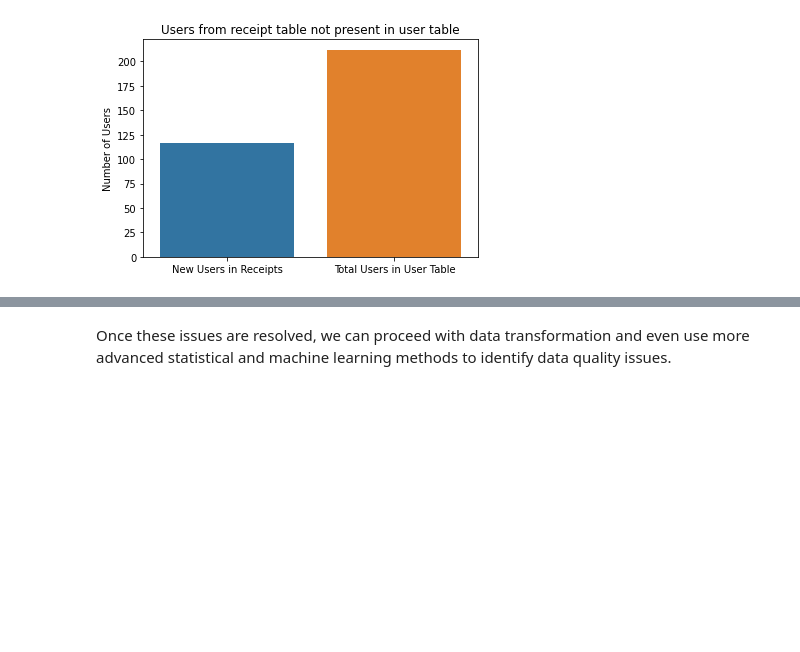
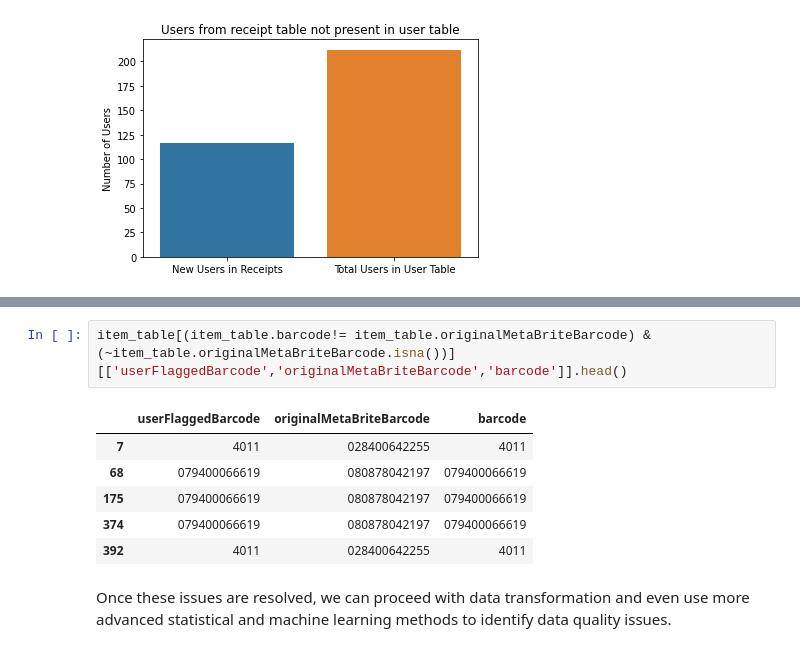
Before and after one commit to khatrigaurav/Fetch_Assessment, a Jupyter notebook: 3. Data Quality Report.ipynb, the cells around one changed output, grey strips where cells are left out. Cells and saved outputs as stored; diff of their text form; blank space fills up the shorter version.

```diff
--- a/3. Data Quality Report.ipynb
+++ b/3. Data Quality Report.ipynb
@@ -233,2 +254,11 @@ User Table has **117** missing users from receipt data, which accounts for nearl
+# %%
+item_table[(item_table.barcode!= item_table.originalMetaBriteBarcode) & (~item_table.originalMetaBriteBarcode.isna())][['userFlaggedBarcode','originalMetaBriteBarcode','barcode']].head()
+# %% [output]
+|  | userFlaggedBarcode | originalMetaBriteBarcode | barcode |
+| 7 | 4011 | 028400642255 | 4011 |
+| 68 | 079400066619 | 080878042197 | 079400066619 |
+| 175 | 079400066619 | 080878042197 | 079400066619 |
+| 374 | 079400066619 | 080878042197 | 079400066619 |
+| 392 | 4011 | 028400642255 | 4011 |
 # %% [markdown]
 Once these issues are resolved, we can proceed with data transformation and even use more advanced statistical and machine learning methods to identify data quality issues.
```
Also changed, not shown: parts of 28 cells of this notebook, 5 other files.
